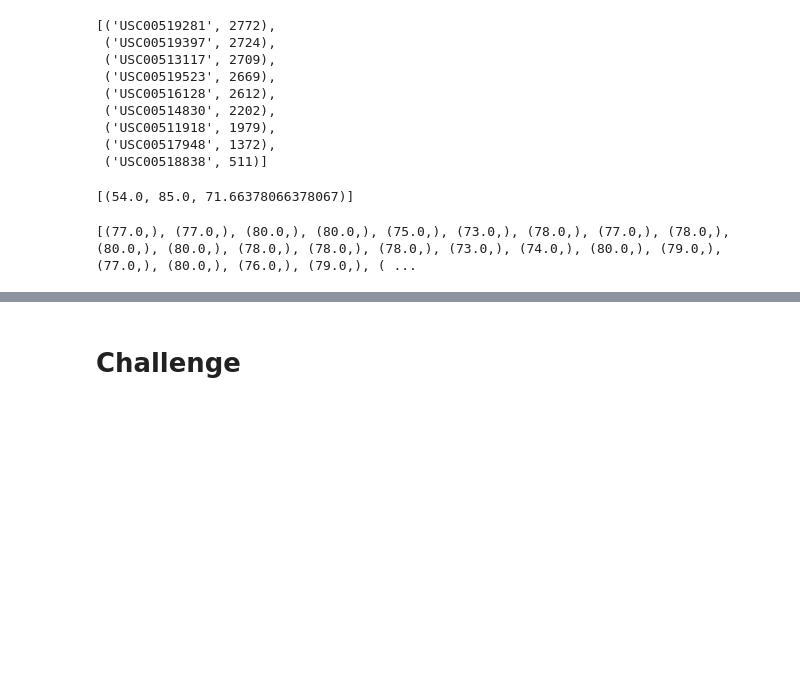
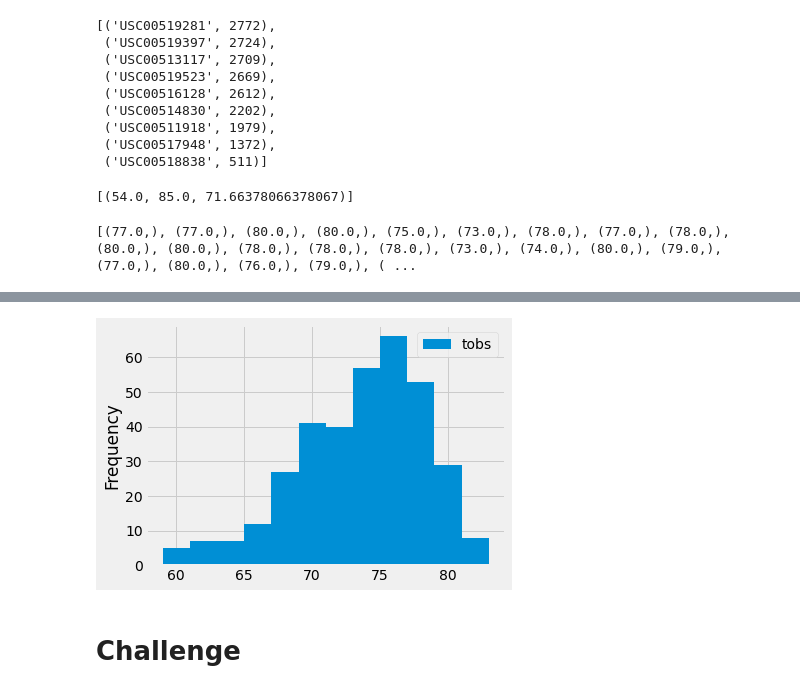
Before and after one commit to zborglin/surfs_up, a Jupyter notebook: climate_analysis.ipynb, the cells around one changed output, grey strips where cells are left out. Cells and saved outputs as stored; diff of their text form; code cells hidden in the pictures; blank space fills up the shorter version.

Commit message:
created histograms for temperature analysis

```diff
--- a/climate_analysis.ipynb
+++ b/climate_analysis.ipynb
@@ -112,3 +112,6 @@ results = session.query(Measurement.tobs).filter(Measurement.station == 'USC0051
 print(results)
 # %% [output]
 [(77.0,), (77.0,), (80.0,), (80.0,), (75.0,), (73.0,), (78.0,), (77.0,), (78.0,), (80.0,), (80.0,), (78.0,), (78.0,), (78.0,), (73.0,), (74.0,), (80.0,), (79.0,), (77.0,), (80.0,), (76.0,), (79.0,), ( ...
+# %%
+df = pd.DataFrame(results, columns=['tobs'])
+print(df)
@@ -115,3 +133,8 @@ print(results)
+# %%
+df.plot.hist(bins=12)
+plt.tight_layout()
+# %% [output]
+[figure, added]
 # %%
 # Write a function called `calc_temps` that will accept start date and end date in the format '%Y-%m-%d'
 # and return the minimum, average, and maximum temperatures for that range of dates
```
Also changed, not shown: parts of 1 cell of this notebook.
